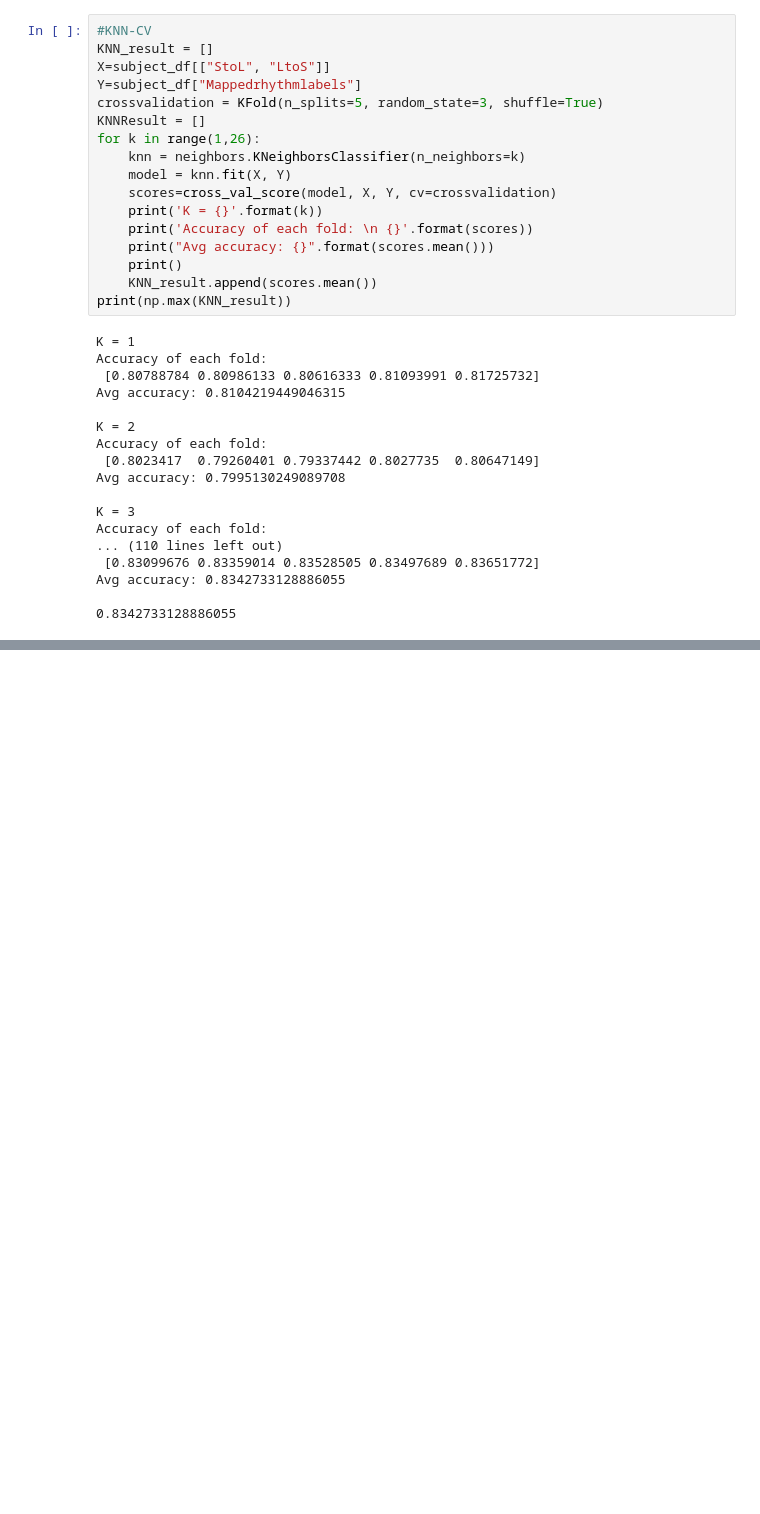
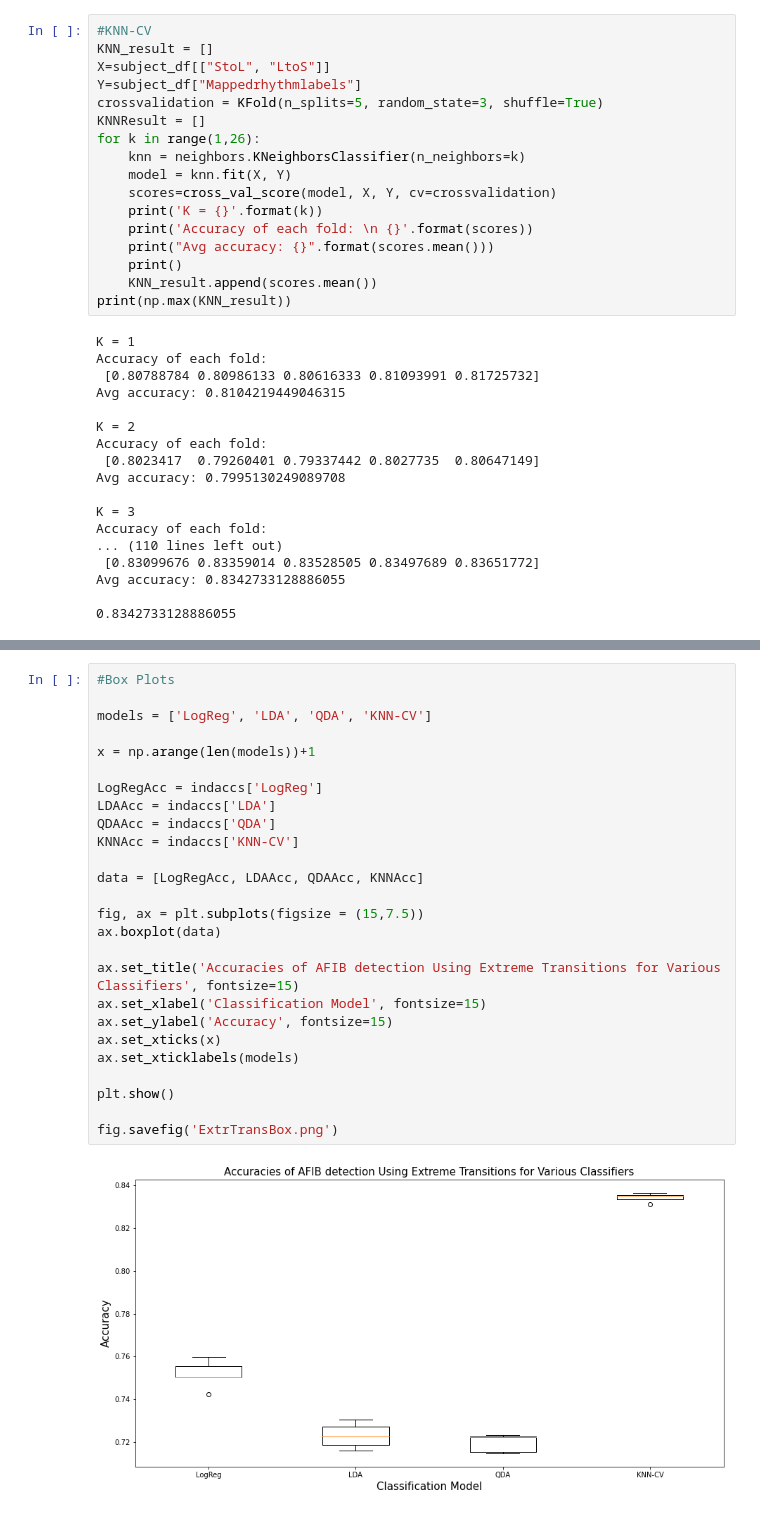
Before and after one commit to JustinGuo03/Afib-svsm, a Jupyter notebook: ExtrTransClassifiers.ipynb, the cells around one changed output, grey strips where cells are left out. Drawn from its saved outputs; the diff is of its cells as text; blank space fills up the shorter version.

Commit message:
Update classifiers

```diff
--- a/ExtrTransClassifiers.ipynb
+++ b/ExtrTransClassifiers.ipynb
@@ -414,0 +462,28 @@ Std of accuracy :
+# %%
+#Box Plots
+
+models = ['LogReg', 'LDA', 'QDA', 'KNN-CV']
+
+x = np.arange(len(models))+1
+
+LogRegAcc = indaccs['LogReg']
+LDAAcc = indaccs['LDA']
+QDAAcc = indaccs['QDA']
+KNNAcc = indaccs['KNN-CV']
+
+data = [LogRegAcc, LDAAcc, QDAAcc, KNNAcc]
+
+fig, ax = plt.subplots(figsize = (15,7.5))
+ax.boxplot(data)
+
+ax.set_title('Accuracies of AFIB detection Using Extreme Transitions for Various Classifiers', fontsize=15)
+ax.set_xlabel('Classification Model', fontsize=15)
+ax.set_ylabel('Accuracy', fontsize=15)
+ax.set_xticks(x)
+ax.set_xticklabels(models)
+
+plt.show()
+
+fig.savefig('ExtrTransBox.png')
+# %% [output]
+[figure, added]
```
Also changed, not shown: parts of 7 cells of this notebook, 7 other files.
